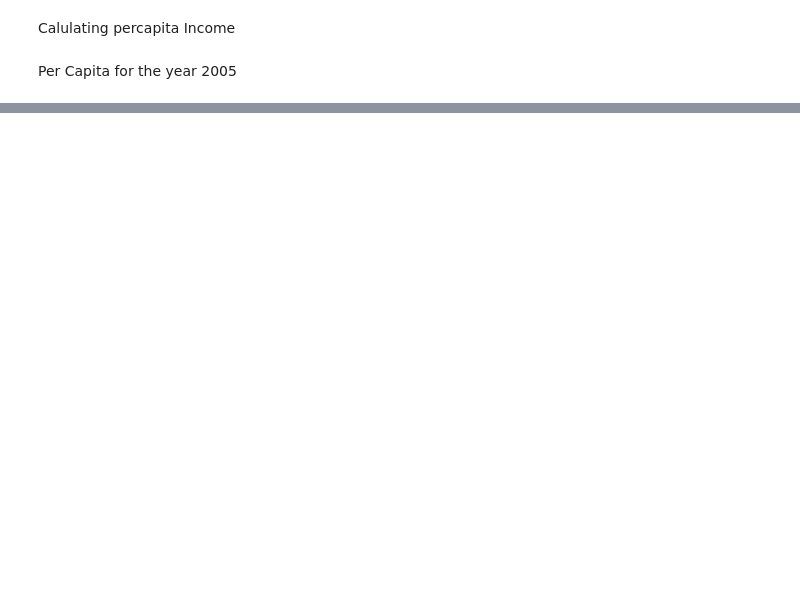
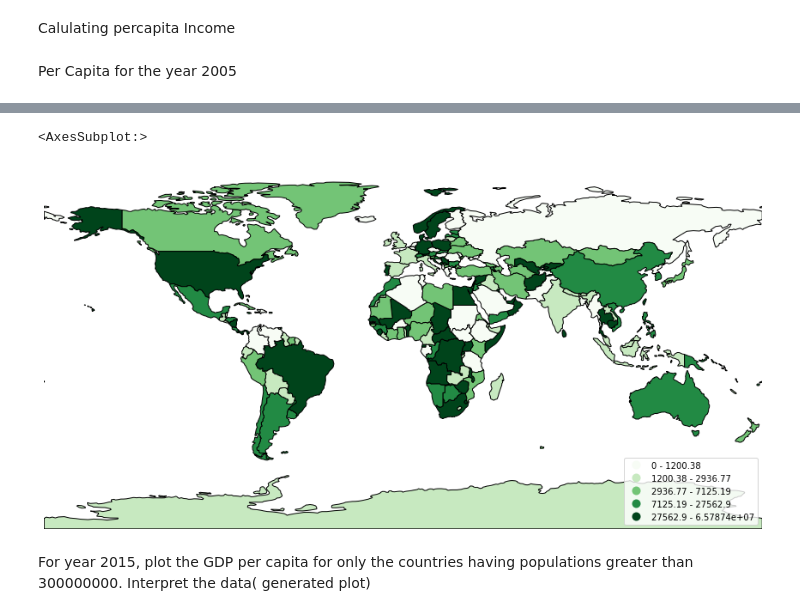
Before and after one commit to saivamsi333/Disaster-Detection-System, a Jupyter notebook: worldbank_assignment.ipynb, the cells around one changed output, grey strips where cells are left out. Cells and saved outputs as stored; diff of their text form; code cells hidden in the pictures; blank space fills up the shorter version.

```diff
--- a/worldbank_assignment.ipynb
+++ b/worldbank_assignment.ipynb
@@ -337,0 +483,11 @@ per_capita_2005=gdp_df['2005']/pop_df['2005']
+# %%
+ax=geoplot.choropleth(
+    world, hue=per_capita_2005, scheme=scheme,
+    cmap='Greens', figsize=(15, 8), legend=True,
+)
+geoplot.polyplot(world, edgecolor='white', ax=ax)
+# %% [output]
+<AxesSubplot:>
+[figure, added]
+# %% [markdown]
+For year 2015, plot the GDP per capita for only the countries having populations greater than 300000000. Interpret the data( generated plot)
```
Also changed, not shown: parts of 42 cells of this notebook.
